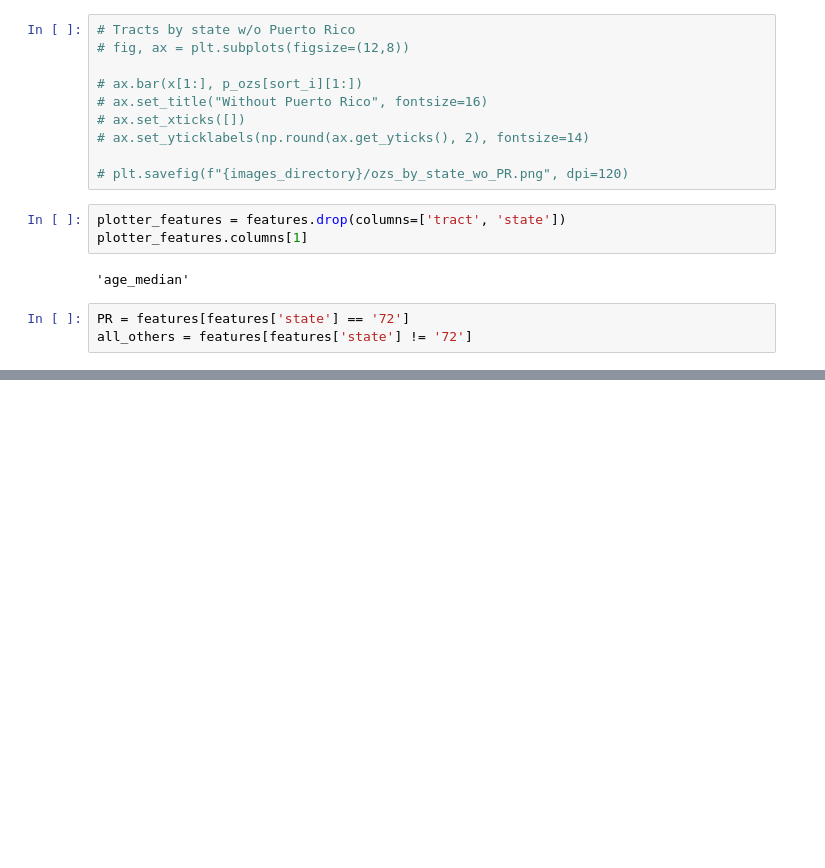
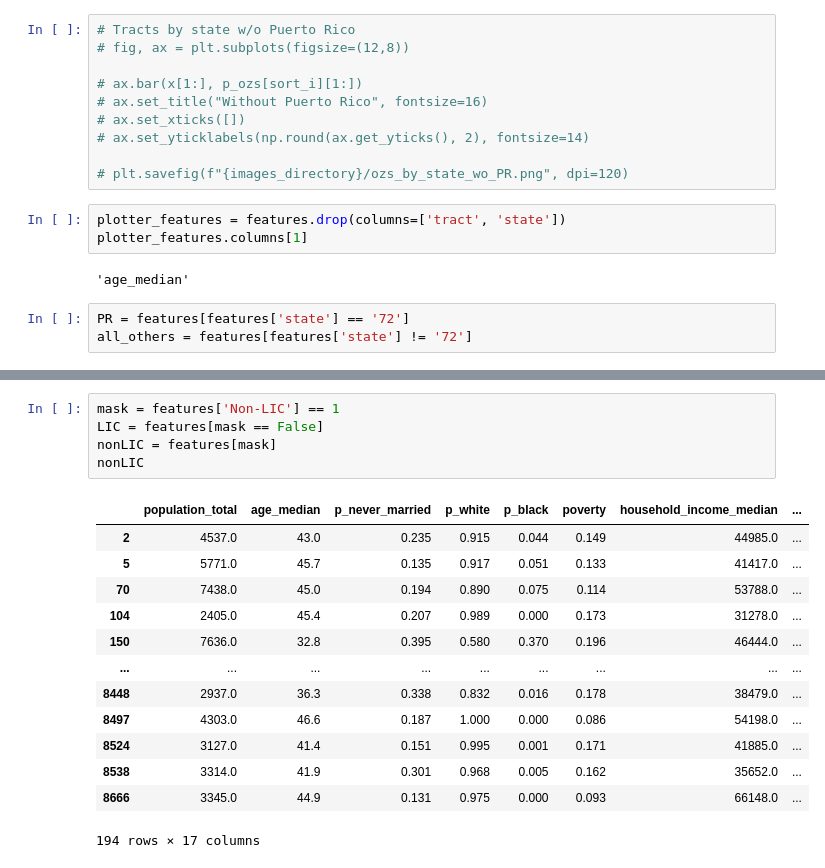
Before and after one commit to paxtonhyde/opportunity-zones, a Jupyter notebook: notebooks/eda.ipynb, the cells around one changed output, grey strips where cells are left out. Cells and saved outputs as stored; diff of their text form; blank space fills up the shorter version.

```diff
--- a/notebooks/eda.ipynb
+++ b/notebooks/eda.ipynb
@@ -164,0 +226,19 @@ plt.show()
+# %%
+mask = features['Non-LIC'] == 1
+LIC = features[mask == False]
+nonLIC = features[mask]
+nonLIC
+# %% [output]
+|  | population_total | age_median | p_never_married | p_white | p_black | poverty | household_income_median | ... |
+| 2 | 4537.0 | 43.0 | 0.235 | 0.915 | 0.044 | 0.149 | 44985.0 | ... |
+| 5 | 5771.0 | 45.7 | 0.135 | 0.917 | 0.051 | 0.133 | 41417.0 | ... |
+| 70 | 7438.0 | 45.0 | 0.194 | 0.890 | 0.075 | 0.114 | 53788.0 | ... |
+| 104 | 2405.0 | 45.4 | 0.207 | 0.989 | 0.000 | 0.173 | 31278.0 | ... |
+| 150 | 7636.0 | 32.8 | 0.395 | 0.580 | 0.370 | 0.196 | 46444.0 | ... |
+| ... | ... | ... | ... | ... | ... | ... | ... | ... |
+| 8448 | 2937.0 | 36.3 | 0.338 | 0.832 | 0.016 | 0.178 | 38479.0 | ... |
+| 8497 | 4303.0 | 46.6 | 0.187 | 1.000 | 0.000 | 0.086 | 54198.0 | ... |
+| 8524 | 3127.0 | 41.4 | 0.151 | 0.995 | 0.001 | 0.171 | 41885.0 | ... |
+| 8538 | 3314.0 | 41.9 | 0.301 | 0.968 | 0.005 | 0.162 | 35652.0 | ... |
+| 8666 | 3345.0 | 44.9 | 0.131 | 0.975 | 0.000 | 0.093 | 66148.0 | ... |
+194 rows × 17 columns
```
Also changed, not shown: parts of 17 cells of this notebook, 8 other files.
